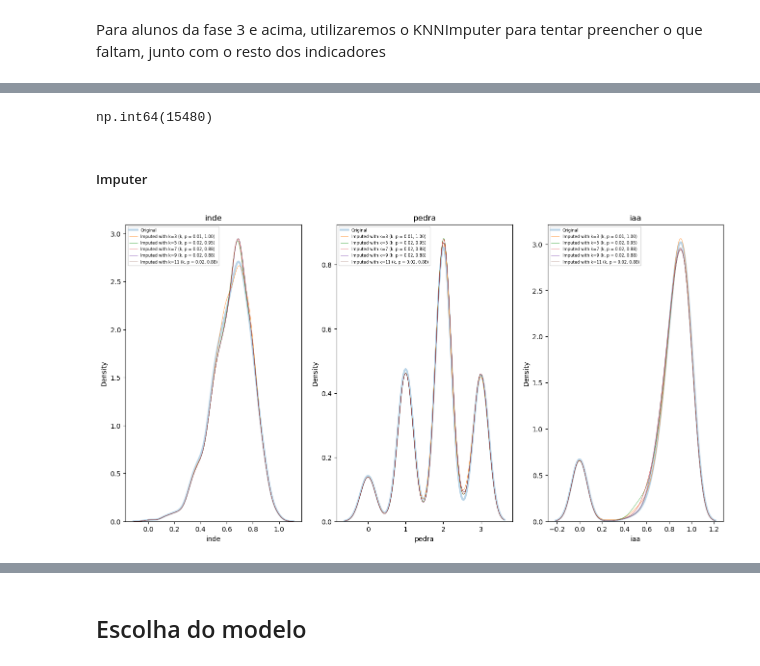
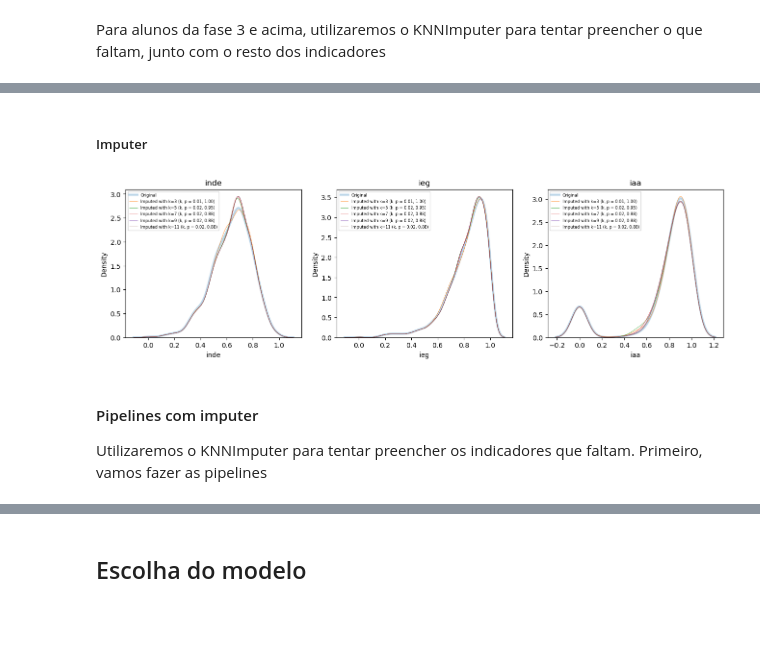
Before and after one commit to victoria-menezes/fiap-data-analytics-DATATHON, a Jupyter notebook: notebook.ipynb, the cells around one changed output, grey strips where cells are left out. Drawn from its saved outputs; the diff is of its cells as text; code cells hidden in the pictures; blank space fills up the shorter version.

```diff
--- a/notebook.ipynb
+++ b/notebook.ipynb
@@ -2841,4 +2751,0 @@ df_ML_processed.head(3)
-# %%
-df_ML_processed.isna().sum().sum()
-# %% [output]
-np.int64(15480)
@@ -2847,36 +2807,49 @@ np.int64(15480)
 # %%
 # Source - https://stackoverflow.com/a/71195075
 # Posted by SERGIO
 # Retrieved 2026-03-07, License - CC BY-SA 4.0
 
+
+df_ref = pd.DataFrame(
+	preprocessor.fit_transform(df_ML),
+	columns = \
+		list(preprocessor.transformers_[0][1].get_feature_names_out()) + \
+		list(preprocessor.transformers_[1][1].get_feature_names_out()) + \
+		list(preprocessor.transformers_[2][1].get_feature_names_out())
+	) # usada apenas para escolher o melhor imputer
+
+
 n_neighbors = [3, 5, 7, 9, 11]
 
-cols = ['inde', 'pedra', 'iaa']
+cols = ['inde', 'ieg', 'iaa']
 
-fig, axs = plt.subplots(ncols = 3, figsize=(16, 8))
+fig, axs = plt.subplots(ncols = 3, figsize=(16, 4))
 # Plot the original distribution
 width = 3
 for i in range(len(cols)):
 	ax = axs[i]
 	ax.set_title(cols[i])
-	sns.kdeplot(df_ML_processed[cols[i]], label="Original", linewidth = width, ax = ax, alpha = 0.3)
+	sns.kdeplot(df_ref[cols[i]], label="Original", linewidth = width, ax = ax, alpha = 0.3)
 
 for k in n_neighbors:
 	knn_imp = KNNImputer(n_neighbors=k)
-	df_imp = pd.DataFrame(knn_imp.fit_transform(df_ML_processed), columns = df_ML_processed.columns)
+	df_imp = pd.DataFrame(knn_imp.fit_transform(df_ref), columns = df_ref.columns)
 	for i in range(len(cols)):
 		ax = axs[i]
 
 		# vamos utilizar o teste Kolmogorov-Smirnov para comparar a distribuição nova com a antiga
-		a = np.array(df_ML_processed[cols[0]])
+		a = np.array(df_ref[cols[0]])
 		b = np.array(df_imp[cols[0]])
 
 		# null hypothesis = as duas distribuições são iguais
 		# p > 0.05 significa que NÃO descartaremos a hipótese nula (não temos evidência para rejeitar a hipótese nula)
 		ks, p = stats.ks_2samp(a, b, nan_policy = 'omit')
 
 		sns.kdeplot(df_imp[cols[i]], label=f"Imputed with k={k} (k, p = {ks:.2f}, {p:.2f})", warn_singular=False, linewidth = 0.5, ax = ax, legend = True)
 		ax.legend(loc = 0, prop = {'size' : 6})
 # %% [output]
-[figure, old version]
+[figure, new version]
+# %% [markdown]
+#### Pipelines com imputer
+Utilizaremos o KNNImputer para tentar preencher os indicadores que faltam. Primeiro, vamos fazer as pipelines
 # %%
```
Also changed, not shown: parts of 47 cells of this notebook.
